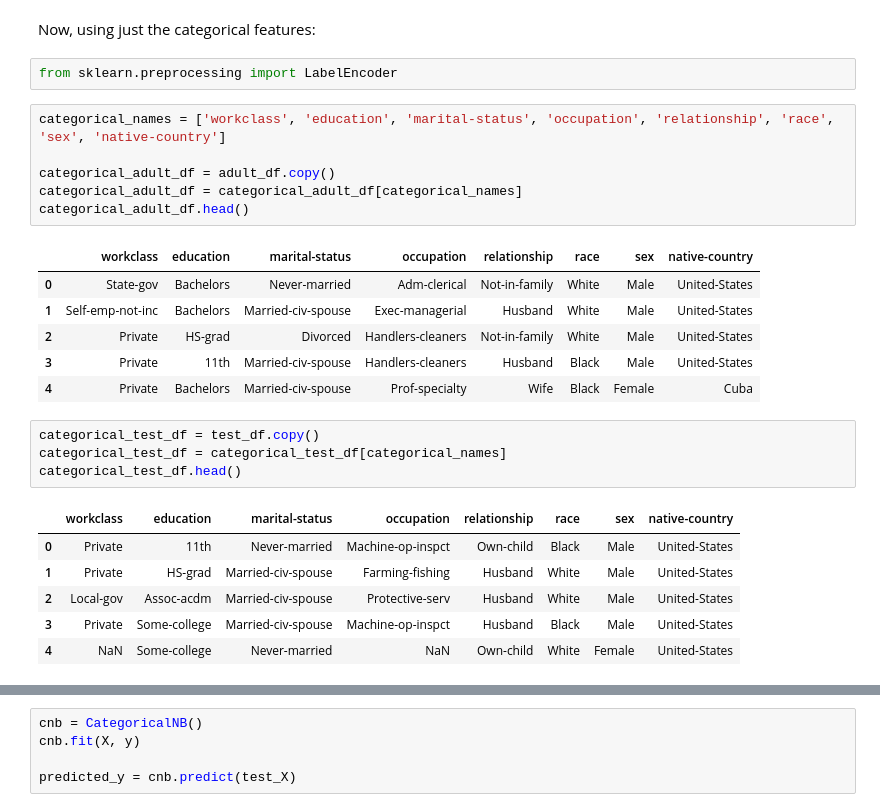
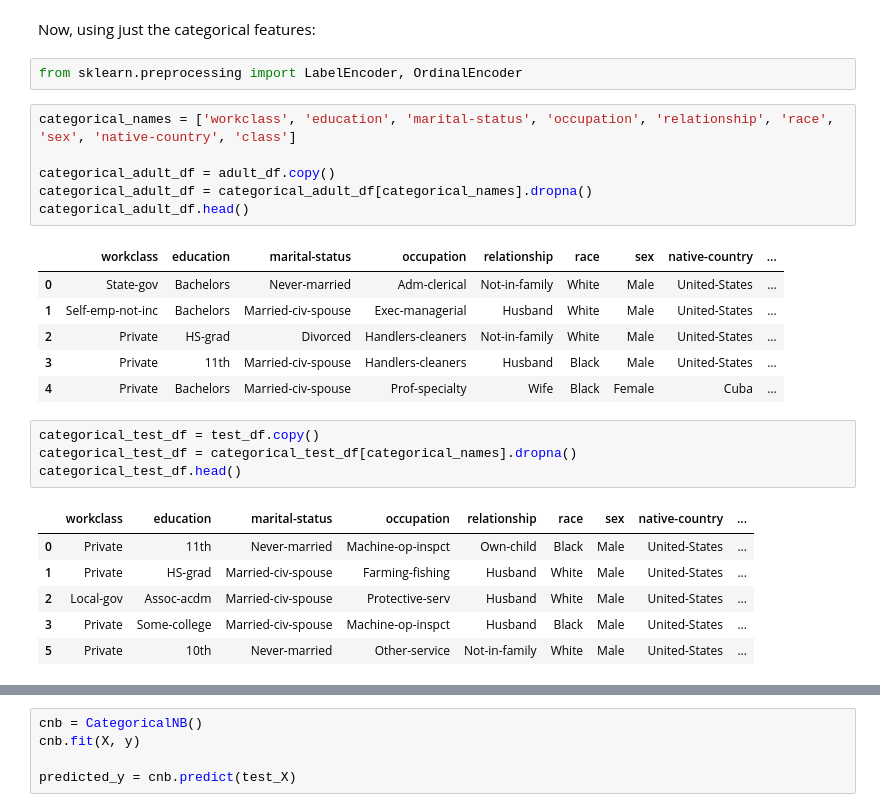
Before and after one commit to Pligabue/PCS5024-2021, a Jupyter notebook: Classifiers for the Adult Dataset/main.ipynb, the cells around one changed output, grey strips where cells are left out. Cells and saved outputs as stored; diff of their text form.

```diff
--- a/Classifiers for the Adult Dataset/main.ipynb
+++ b/Classifiers for the Adult Dataset/main.ipynb
@@ -598,29 +598,29 @@ dtype: float64
 # %% [markdown]
 Now, using just the categorical features:
 # %%
-from sklearn.preprocessing import LabelEncoder
+from sklearn.preprocessing import LabelEncoder, OrdinalEncoder
 # %%
-categorical_names = ['workclass', 'education', 'marital-status', 'occupation', 'relationship', 'race', 'sex', 'native-country']
+categorical_names = ['workclass', 'education', 'marital-status', 'occupation', 'relationship', 'race', 'sex', 'native-country', 'class']
 
 categorical_adult_df = adult_df.copy()
-categorical_adult_df = categorical_adult_df[categorical_names]
+categorical_adult_df = categorical_adult_df[categorical_names].dropna()
 categorical_adult_df.head()
 # %% [output]
-|  | workclass | education | marital-status | occupation | relationship | race | sex | native-country |
-| 0 | State-gov | Bachelors | Never-married | Adm-clerical | Not-in-family | White | Male | United-States |
-| 1 | Self-emp-not-inc | Bachelors | Married-civ-spouse | Exec-managerial | Husband | White | Male | United-States |
-| 2 | Private | HS-grad | Divorced | Handlers-cleaners | Not-in-family | White | Male | United-States |
-| 3 | Private | 11th | Married-civ-spouse | Handlers-cleaners | Husband | Black | Male | United-States |
-| 4 | Private | Bachelors | Married-civ-spouse | Prof-specialty | Wife | Black | Female | Cuba |
+|  | workclass | education | marital-status | occupation | relationship | race | sex | native-country | ... |
+| 0 | State-gov | Bachelors | Never-married | Adm-clerical | Not-in-family | White | Male | United-States | ... |
+| 1 | Self-emp-not-inc | Bachelors | Married-civ-spouse | Exec-managerial | Husband | White | Male | United-States | ... |
+| 2 | Private | HS-grad | Divorced | Handlers-cleaners | Not-in-family | White | Male | United-States | ... |
+| 3 | Private | 11th | Married-civ-spouse | Handlers-cleaners | Husband | Black | Male | United-States | ... |
+| 4 | Private | Bachelors | Married-civ-spouse | Prof-specialty | Wife | Black | Female | Cuba | ... |
 # %%
 categorical_test_df = test_df.copy()
-categorical_test_df = categorical_test_df[categorical_names]
+categorical_test_df = categorical_test_df[categorical_names].dropna()
 categorical_test_df.head()
 # %% [output]
-|  | workclass | education | marital-status | occupation | relationship | race | sex | native-country |
-| 0 | Private | 11th | Never-married | Machine-op-inspct | Own-child | Black | Male | United-States |
-| 1 | Private | HS-grad | Married-civ-spouse | Farming-fishing | Husband | White | Male | United-States |
-| 2 | Local-gov | Assoc-acdm | Married-civ-spouse | Protective-serv | Husband | White | Male | United-States |
-| 3 | Private | Some-college | Married-civ-spouse | Machine-op-inspct | Husband | Black | Male | United-States |
-| 4 | NaN | Some-college | Never-married | NaN | Own-child | White | Female | United-States |
+|  | workclass | education | marital-status | occupation | relationship | race | sex | native-country | ... |
+| 0 | Private | 11th | Never-married | Machine-op-inspct | Own-child | Black | Male | United-States | ... |
+| 1 | Private | HS-grad | Married-civ-spouse | Farming-fishing | Husband | White | Male | United-States | ... |
+| 2 | Local-gov | Assoc-acdm | Married-civ-spouse | Protective-serv | Husband | White | Male | United-States | ... |
+| 3 | Private | Some-college | Married-civ-spouse | Machine-op-inspct | Husband | Black | Male | United-States | ... |
+| 5 | Private | 10th | Never-married | Other-service | Not-in-family | White | Male | United-States | ... |
 # %%
```
Also changed, not shown: parts of 3 cells of this notebook, 1 other file.
